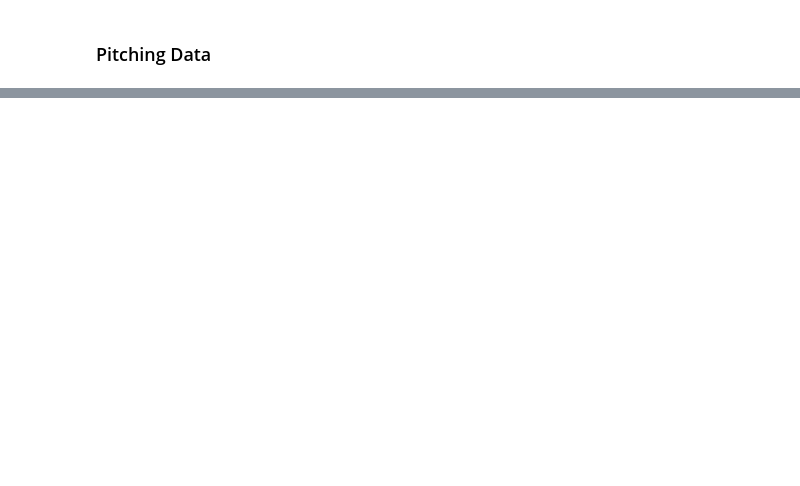
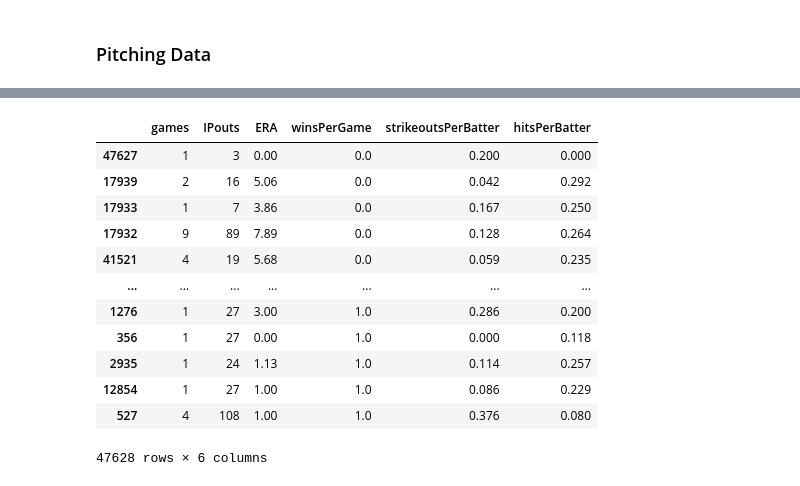
Before and after one commit to aradaha/Baseball-Stats-Project, a Jupyter notebook: Capstone.ipynb, the cells around one changed output, grey strips where cells are left out. Cells and saved outputs as stored; diff of their text form; code cells hidden in the pictures; blank space fills up the shorter version.

```diff
--- a/Capstone.ipynb
+++ b/Capstone.ipynb
@@ -426,0 +421,5 @@ Pitching.head()
+# %%
+# These seem like a good number of categories to assess pitchers
+Pitching.rename(columns = {'W':'wins','G':'games','SO':'strikeOuts',
+                           'BFP':'battersFaced', 'H':'hits',}, inplace = True)
+Pitching.info()
@@ -426,0 +457,16 @@ Pitching.head()
+# %%
+Pitching.sort_values(by='winsPerGame')
+# %% [output]
+|  | games | IPouts | ERA | winsPerGame | strikeoutsPerBatter | hitsPerBatter |
+| 47627 | 1 | 3 | 0.00 | 0.0 | 0.200 | 0.000 |
+| 17939 | 2 | 16 | 5.06 | 0.0 | 0.042 | 0.292 |
+| 17933 | 1 | 7 | 3.86 | 0.0 | 0.167 | 0.250 |
+| 17932 | 9 | 89 | 7.89 | 0.0 | 0.128 | 0.264 |
+| 41521 | 4 | 19 | 5.68 | 0.0 | 0.059 | 0.235 |
+| ... | ... | ... | ... | ... | ... | ... |
+| 1276 | 1 | 27 | 3.00 | 1.0 | 0.286 | 0.200 |
+| 356 | 1 | 27 | 0.00 | 1.0 | 0.000 | 0.118 |
+| 2935 | 1 | 24 | 1.13 | 1.0 | 0.114 | 0.257 |
+| 12854 | 1 | 27 | 1.00 | 1.0 | 0.086 | 0.229 |
+| 527 | 4 | 108 | 1.00 | 1.0 | 0.376 | 0.080 |
+47628 rows × 6 columns
```
Also changed, not shown: parts of 26 cells of this notebook.
